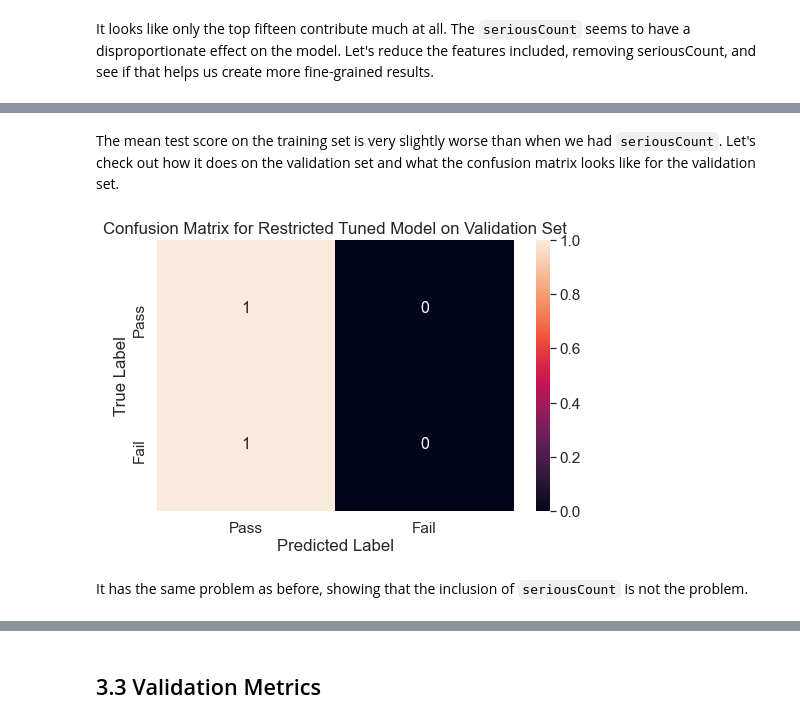
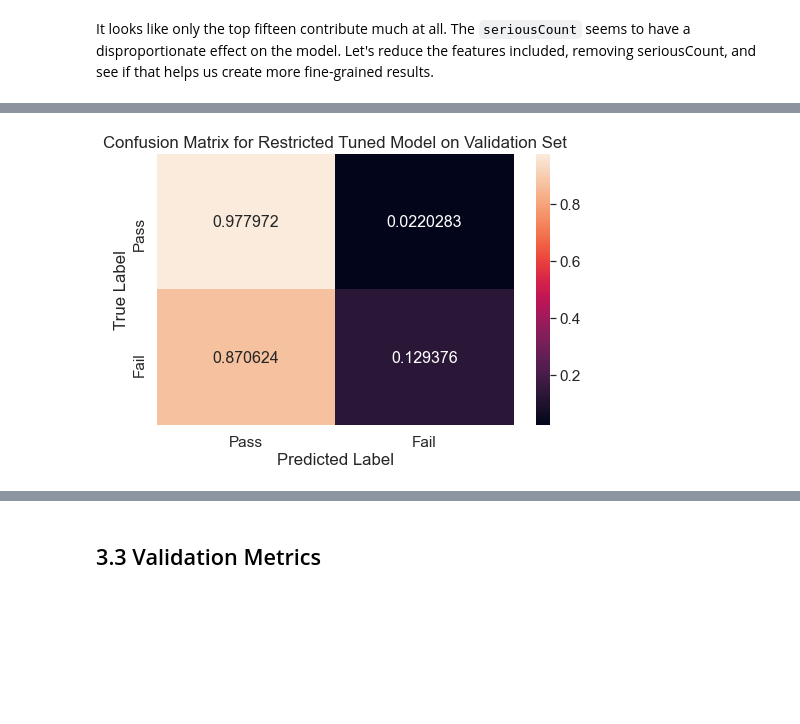
Before and after one commit to Luyi2/CSS_Project3_Team5_Fall2021, a Jupyter notebook: Project 3_Group-5.ipynb, the cells around one changed output, grey strips where cells are left out. Drawn from its saved outputs; the diff is of its cells as text; code cells hidden in the pictures; blank space fills up the shorter version.

```diff
--- a/Project 3_Group-5.ipynb
+++ b/Project 3_Group-5.ipynb
@@ -560,3 +569,13 @@ Best parameters produce mean test score of 0.7991508190991524
+# %%
+# THE TUNED MODEL
+# Here, we hard-code the best_model_rf so that we don't have to re-run the time-intensive tuning code
+best_estimator_rf = RandomForestClassifier(n_estimators=150,
+                                           max_depth=10,
+                                           max_features=None,
+                                           min_impurity_decrease=1e-07,
+                                           random_state=10)
+
+best_model_rf = best_estimator_rf.fit(X_train, y_train_rav)
 # %%
 # With the parameters tested out, the best estimator decreased accuracy on the training set.
 # Let's see where this error is coming from by using a confusion matrix.
@@ -630,0 +647,7 @@ X_validate_restricted = X_validate.drop(columns='seriousCount')
+# %%
+#X_train_restricted = X_train.drop(columns='seriousCount')
+#X_validate_restricted = X_validate.drop(columns='seriousCount')
+
+X_noSC = X.drop(columns="seriousCount")
+# split the reduced data into training and validation set
+X_train_restricted, X_validate_restricted, y_train_restricted, y_validate_restricted = train_test_split(X_noSC, y, train_size=0.80, test_size=0.20)
@@ -631,3 +659,7 @@ X_validate_restricted = X_validate.drop(columns='seriousCount')
+# %%
+# Let's fix the shape of the y sets
+y_train_restricted = y_train_restricted.ravel()
+y_validate_restricted = y_validate_restricted.ravel()
 # %%
 # Since we're fitting on a different set of features, we need to re-do the hyperparameter tuning
 
@@ -666,28 +697,31 @@ Best parameters produce mean test score of 0.7984160652416946
-# %% [markdown]
-The mean test score on the training set is very slightly worse than when we had `seriousCount`. Let's check out how it does on the validation set and what the confusion matrix looks like for the validation set.
 # %%
-# Predictions using the tuned model fitted to the data excluding "seriousCount"
+# However, we don't have the necessary computer power or time, so instead we'll fit a model using the hyperparameters
+# selected by the previous grid search, AKA best_model_rf
+
+best_model_rf_restricted = best_estimator_rf.fit(X_train_restricted, y_train_restricted)
+
+# Then, we make a prediction using this model and evaluate how it does on the validation set.
+
+# Predictions using the "tuned" model fitted to the data excluding "seriousCount"
 best_y_val_pred_restricted = best_model_rf_restricted.predict(X_validate_restricted)
 
 # create a confusion matrix to allow us to evaluate the tuned classification model on the validation set
-best_model_rf_cf_restricted = confusion_matrix(y_validate_rav, best_y_val_pred_restricted, normalize = "true")
+best_model_rf_cf_restricted = confusion_matrix(y_validate_restricted, best_y_val_pred_restricted, normalize = "true")
 
 best_rf_cm_restricted = pd.DataFrame(best_model_rf_cf_restricted, range(2), range(2))
 
 best_rf_cm_restricted = best_rf_cm_restricted.rename(index=str, columns={0: "Pass", 1: "Fail"})
 best_rf_cm_restricted.index = ["Pass", "Fail"]
 plt.figure(figsize = (8,5))
 sns.set(font_scale=1.4) #for label size
 sns.heatmap(best_rf_cm_restricted,
            annot=True,
            annot_kws={"size": 16},
            fmt='g')
 
 plt.title("Confusion Matrix for Restricted Tuned Model on Validation Set")
 plt.xlabel("Predicted Label")
 plt.ylabel("True Label")
 plt.show()
 # %% [output]
-[figure, old version]
+[figure, new version]
-# %% [markdown]
-It has the same problem as before, showing that the inclusion of `seriousCount` is not the problem.
```
Also changed, not shown: parts of 32 cells of this notebook.
